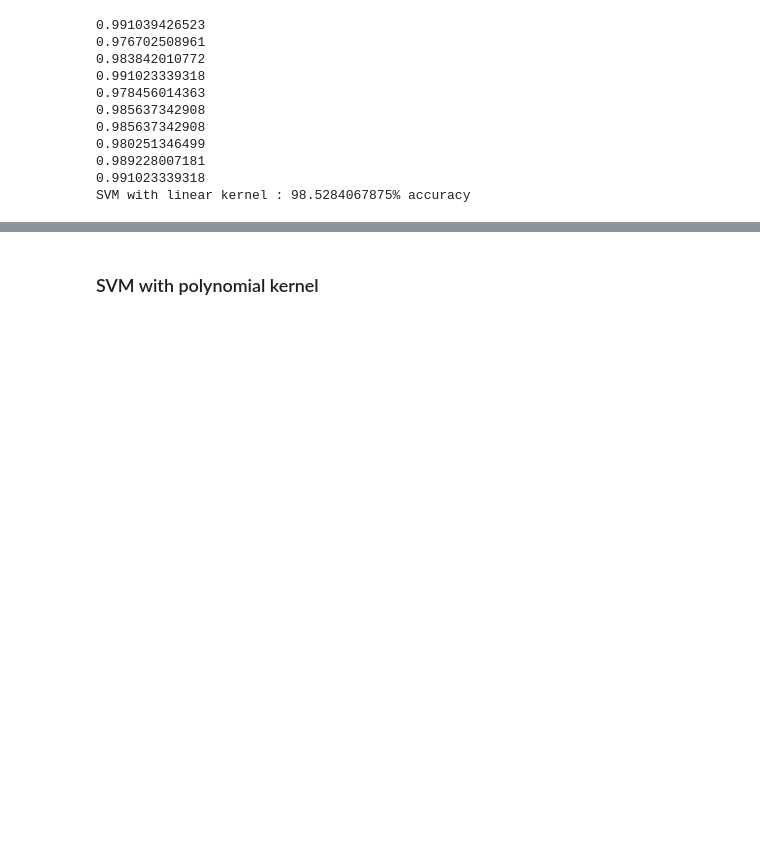
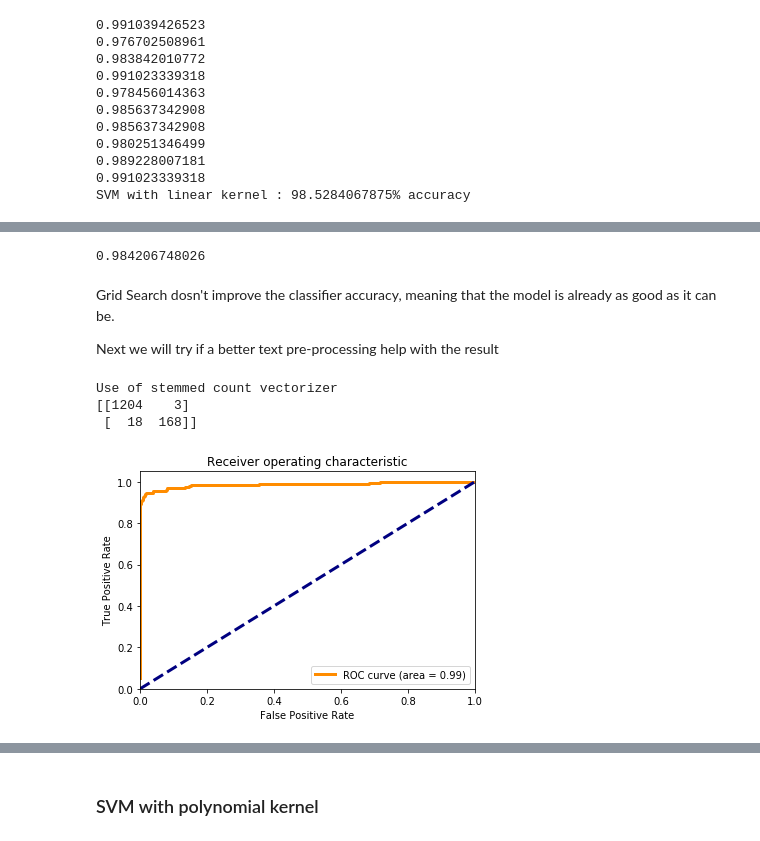
Before and after one commit to HugoJPMartin/SML, a Jupyter notebook: SMS Notebook.ipynb, the cells around one changed output, grey strips where cells are left out. Saved outputs shown, nothing was run; the diff lists cells and outputs as text; code cells hidden in the pictures; blank space fills up the shorter version.

```diff
--- a/SMS Notebook.ipynb
+++ b/SMS Notebook.ipynb
@@ -334,0 +377,32 @@ Separate spam and non spam being a simple binary classification problem, a simpl
+# %%
+from sklearn.model_selection import GridSearchCV
+
+vect = CountVectorizer()
+X_train, X_test, y_train, y_test = train_test_split(X, y, random_state=42)
+X_train_vect = vect.fit_transform(X_train)
+X_test_vect = vect.transform(X_test)
+
+lsvm = SVC(kernel='linear', probability=True)
+
+param = {'C':[1, 10, 100, 1000, 10000]}
+gs_svm = GridSearchCV(lsvm, param, n_jobs=-1)
+
+gs_clf = gs_svm.fit(X_train_vect, y_train)
+gs_clf.predict(X_test_vect)
+
+print(gs_clf.best_score_)
+# %% [output]
+0.984206748026
+# %% [markdown]
+Grid Search dosn't improve the classifier accuracy, meaning that the model is already as good as it can be.
+
+Next we will try if a better text pre-processing help with the result
+# %%
+lsvm = SVC(kernel='linear', probability=True)
+
+compute_metrics(lsvm, 'stemmed')
+# %% [output]
+Use of stemmed count vectorizer
+[[1204    3]
+ [  18  168]]
+[figure, added]
```
Also changed, not shown: parts of 24 cells of this notebook.
